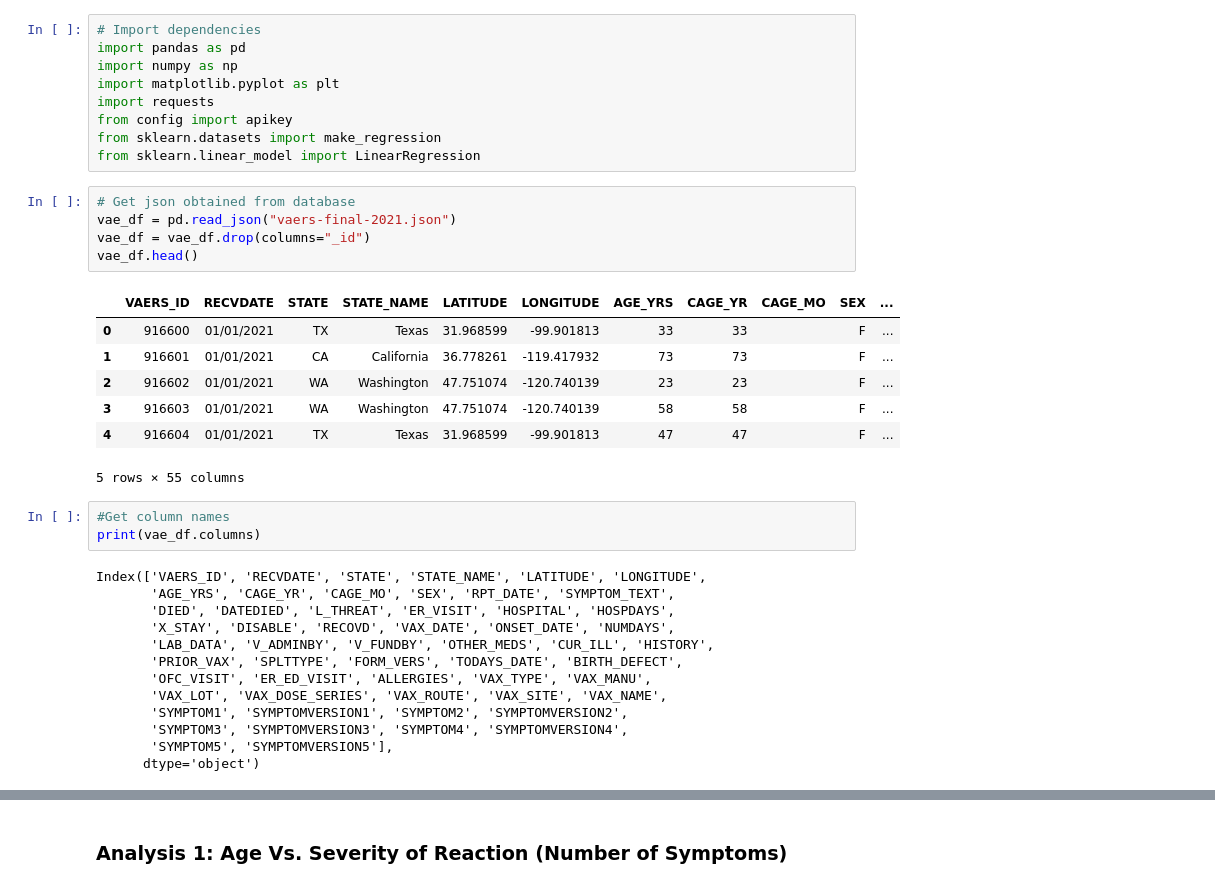
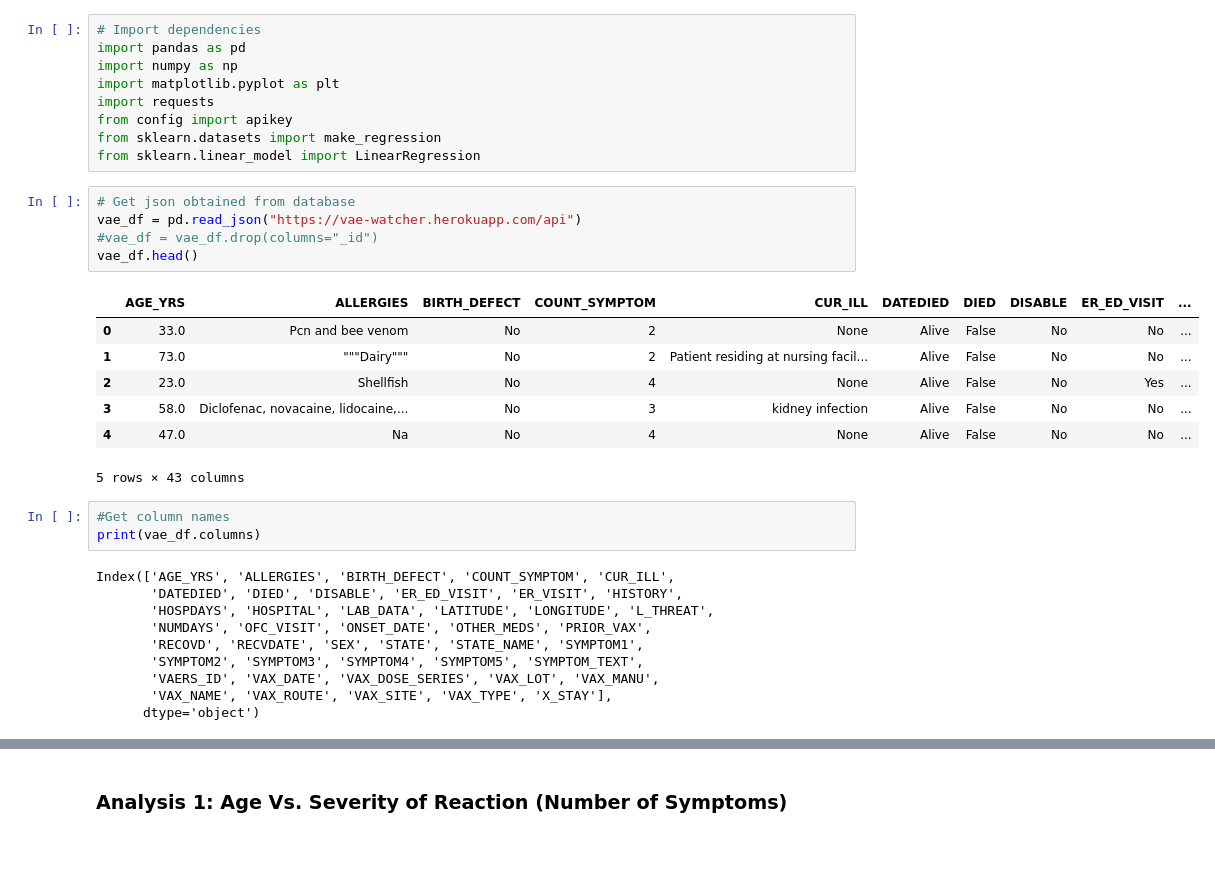
Before and after one commit to verocastillo/vae-watcher, a Jupyter notebook: machine-learning/linear-analysis.ipynb, the cells around one changed output, grey strips where cells are left out. Saved outputs shown, nothing was run; the diff lists cells and outputs as text; blank space fills up the shorter version.

```diff
--- a/machine-learning/linear-analysis.ipynb
+++ b/machine-learning/linear-analysis.ipynb
@@ -14,30 +14,27 @@ from sklearn.datasets import make_regression
 from sklearn.linear_model import LinearRegression
 # %%
 # Get json obtained from database
-vae_df = pd.read_json("vaers-final-2021.json")
-vae_df = vae_df.drop(columns="_id")
+vae_df = pd.read_json("https://vae-watcher.herokuapp.com/api")
+#vae_df = vae_df.drop(columns="_id")
 vae_df.head()
 # %% [output]
-|  | VAERS_ID | RECVDATE | STATE | STATE_NAME | LATITUDE | LONGITUDE | AGE_YRS | CAGE_YR | CAGE_MO | SEX | ... |
-| 0 | 916600 | 01/01/2021 | TX | Texas | 31.968599 | -99.901813 | 33 | 33 |  | F | ... |
-| 1 | 916601 | 01/01/2021 | CA | California | 36.778261 | -119.417932 | 73 | 73 |  | F | ... |
-| 2 | 916602 | 01/01/2021 | WA | Washington | 47.751074 | -120.740139 | 23 | 23 |  | F | ... |
-| 3 | 916603 | 01/01/2021 | WA | Washington | 47.751074 | -120.740139 | 58 | 58 |  | F | ... |
-| 4 | 916604 | 01/01/2021 | TX | Texas | 31.968599 | -99.901813 | 47 | 47 |  | F | ... |
+|  | AGE_YRS | ALLERGIES | BIRTH_DEFECT | COUNT_SYMPTOM | CUR_ILL | DATEDIED | DIED | DISABLE | ER_ED_VISIT | ... |
+| 0 | 33.0 | Pcn and bee venom | No | 2 | None | Alive | False | No | No | ... |
+| 1 | 73.0 | """Dairy""" | No | 2 | Patient residing at nursing facil... | Alive | False | No | No | ... |
+| 2 | 23.0 | Shellfish | No | 4 | None | Alive | False | No | Yes | ... |
+| 3 | 58.0 | Diclofenac, novacaine, lidocaine,... | No | 3 | kidney infection | Alive | False | No | No | ... |
+| 4 | 47.0 | Na | No | 4 | None | Alive | False | No | No | ... |
-5 rows × 55 columns
+5 rows × 43 columns
 # %%
 #Get column names
 print(vae_df.columns)
 # %% [output]
-Index(['VAERS_ID', 'RECVDATE', 'STATE', 'STATE_NAME', 'LATITUDE', 'LONGITUDE',
-       'AGE_YRS', 'CAGE_YR', 'CAGE_MO', 'SEX', 'RPT_DATE', 'SYMPTOM_TEXT',
-       'DIED', 'DATEDIED', 'L_THREAT', 'ER_VISIT', 'HOSPITAL', 'HOSPDAYS',
-       'X_STAY', 'DISABLE', 'RECOVD', 'VAX_DATE', 'ONSET_DATE', 'NUMDAYS',
-       'LAB_DATA', 'V_ADMINBY', 'V_FUNDBY', 'OTHER_MEDS', 'CUR_ILL', 'HISTORY',
-       'PRIOR_VAX', 'SPLTTYPE', 'FORM_VERS', 'TODAYS_DATE', 'BIRTH_DEFECT',
-       'OFC_VISIT', 'ER_ED_VISIT', 'ALLERGIES', 'VAX_TYPE', 'VAX_MANU',
-       'VAX_LOT', 'VAX_DOSE_SERIES', 'VAX_ROUTE', 'VAX_SITE', 'VAX_NAME',
-       'SYMPTOM1', 'SYMPTOMVERSION1', 'SYMPTOM2', 'SYMPTOMVERSION2',
-       'SYMPTOM3', 'SYMPTOMVERSION3', 'SYMPTOM4', 'SYMPTOMVERSION4',
-       'SYMPTOM5', 'SYMPTOMVERSION5'],
+Index(['AGE_YRS', 'ALLERGIES', 'BIRTH_DEFECT', 'COUNT_SYMPTOM', 'CUR_ILL',
+       'DATEDIED', 'DIED', 'DISABLE', 'ER_ED_VISIT', 'ER_VISIT', 'HISTORY',
+       'HOSPDAYS', 'HOSPITAL', 'LAB_DATA', 'LATITUDE', 'LONGITUDE', 'L_THREAT',
+       'NUMDAYS', 'OFC_VISIT', 'ONSET_DATE', 'OTHER_MEDS', 'PRIOR_VAX',
+       'RECOVD', 'RECVDATE', 'SEX', 'STATE', 'STATE_NAME', 'SYMPTOM1',
+       'SYMPTOM2', 'SYMPTOM3', 'SYMPTOM4', 'SYMPTOM5', 'SYMPTOM_TEXT',
+       'VAERS_ID', 'VAX_DATE', 'VAX_DOSE_SERIES', 'VAX_LOT', 'VAX_MANU',
+       'VAX_NAME', 'VAX_ROUTE', 'VAX_SITE', 'VAX_TYPE', 'X_STAY'],
       dtype='object')
```
Also changed, not shown: parts of 20 cells of this notebook, 4 other files.
